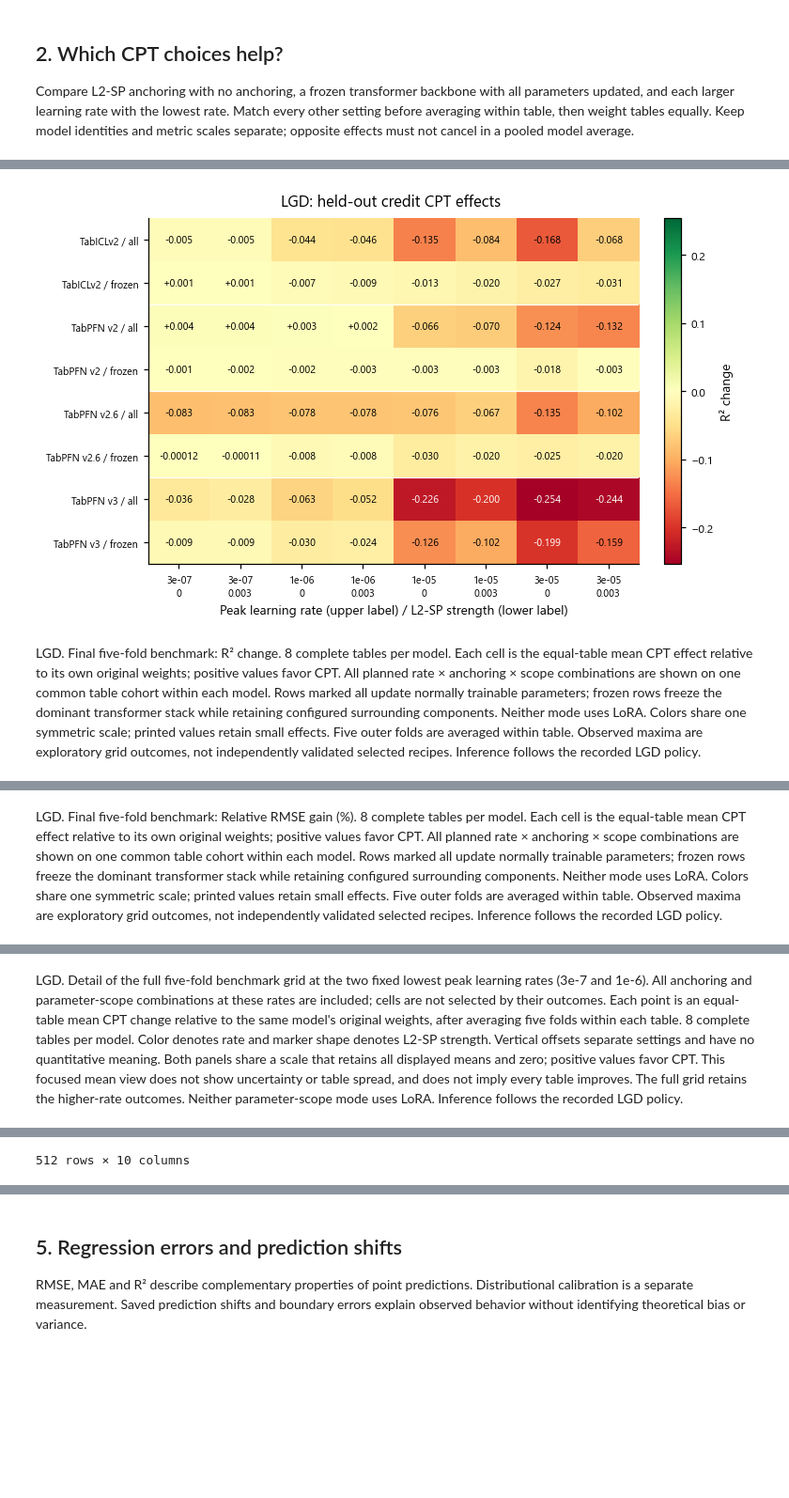
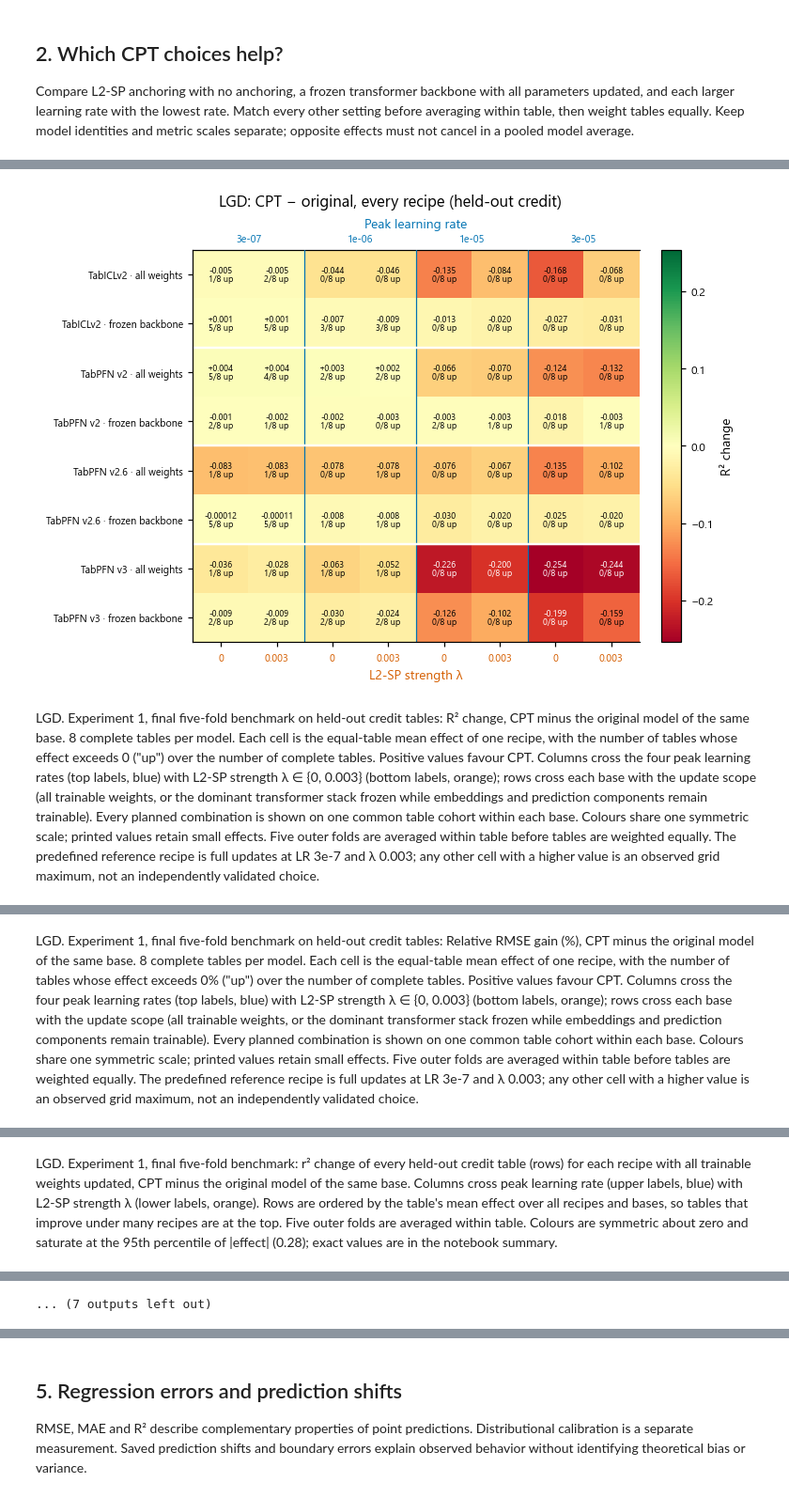
Before and after one commit to andreasgoethals/CreditPFN, a Jupyter notebook: notebooks/experiment1/04_results_lgd.ipynb, the cells around one changed output, grey strips where cells are left out. Shown at 94% size. Saved outputs shown, nothing was run; the diff lists cells and outputs as text; code cells hidden in the pictures; blank space fills up the shorter version.

```diff
--- a/notebooks/experiment1/04_results_lgd.ipynb
+++ b/notebooks/experiment1/04_results_lgd.ipynb
@@ -38,6 +39,7 @@ Each final comparison requires five finite, successful outer folds and paired or
 # %%
 run = cp.load_campaign(1, TRACK)
 grid = ce.benchmark_grid(run)
+effects = sy.table_effects(run, sy.PRIMARY[TRACK], experiment=1)
 report.table('Available evidence', pub.availability(run))
 report.add('1. Evidence and benchmark eligibility', cp.coverage_summary(run))
 # %% [output]
@@ -64,11 +66,14 @@ Average choice effects can hide interactions. Each matrix retains all learning-r
 # %%
 for metric in ('r2', 'rmse'):
     cp.show(sink, ce.plot_combinations(grid, TRACK, metric), track=TRACK)
+cp.show(sink, ce.plot_table_recipes(grid, TRACK, 'r2'), track=TRACK)
 cp.show(sink, ce.plot_conservative_recipes(grid, TRACK, 'r2'), track=TRACK)
 cp.show(sink, ce.plot_transfer_retention(grid, TRACK), track=TRACK)
+report.table('Every recipe: original and adapted scores, paired change and table/fold consistency', sy.summarize(effects))
+report.table('Predefined reference, observed best recipe and leave-one-table-out selection', sy.selection_check(effects))
 report.table('Non-credit effects for every complete recipe and metric', grid[grid.domain.eq('ood')] if not grid.empty else grid)
-report.table('Every recipe: mean, median, quartiles and positive table count', ce.recipe_summary(grid))
-report.add('3. Combinations, credit transfer and non-credit retention', 'All parameters means all normally trainable weights are updated. Backbone frozen means the dominant transformer stack is frozen while surrounding configured components remain trainable. Neither mode uses LoRA. Five folds are averaged within each table; tables receive equal weight. Non-credit retention is measured on a finite panel, not all possible domains. A high observed cell does not identify an unbiased test-selected winner.')
+report.table('Every recipe and metric: mean, median, quartiles and positive table count', ce.recipe_summary(grid))
+report.add('3. Every recipe against its original model', 'All weights means every normally trainable parameter is updated; frozen backbone means the dominant transformer stack is frozen while embeddings and prediction components remain trainable. Neither mode uses LoRA. Five folds are averaged within each table; tables receive equal weight. In the summary table, improved/negligible/worse use a ±' + str(sy.style.TIE_BAND[sy.PRIMARY[TRACK]]) + ' band on the native metric scale, and folds_improved counts outer folds with a positive paired change. The leave-one-table-out column chooses the recipe with the highest mean on the other tables and records its effect on the held-out table. Non-credit retention is measured on a four-table panel.')
 # %% [output]
-[figure, old version]
+[figure, new version]
-LGD. Final five-fold benchmark: R² change. 8 complete tables per model. Each cell is the equal-table mean CPT effect relative to its own original weights; positive values favor CPT. All planned rate × anchoring × scope combinations are shown on one common table cohort within each model. Rows marked all update normally trainable parameters; frozen rows freeze the dominant transformer stack while retaining configured surrounding components. Neither mode uses LoRA. Colors share one symmetric scale; printed values retain small effects. Five outer folds are averaged within table. Observed maxima are exploratory grid outcomes, not independently validated selected recipes. Inference follows the recorded LGD policy.
+LGD. Experiment 1, final five-fold benchmark on held-out credit tables: R² change, CPT minus the original model of the same base. 8 complete tables per model. Each cell is the equal-table mean effect of one recipe, with the number of tables whose effect exceeds 0 ("up") over the number of complete tables. Positive values favour CPT. Columns cross the four peak learning rates (top labels, blue) with L2-SP strength λ ∈ {0, 0.003} (bottom labels, orange); rows cross each base with the update scope (all trainable weights, or the dominant transformer stack frozen while embeddings and prediction components remain trainable). Every planned combination is shown on one common table cohort within each base. Colours share one symmetric scale; printed values retain small effects. Five outer folds are averaged within table before tables are weighted equally. The predefined reference recipe is full updates at LR 3e-7 and λ 0.003; any other cell with a higher value is an observed grid maximum, not an independently validated choice.
@@ -76 +81 @@ LGD. Final five-fold benchmark: R² change. 8 complete tables per model. Each ce
-LGD. Final five-fold benchmark: Relative RMSE gain (%). 8 complete tables per model. Each cell is the equal-table mean CPT effect relative to its own original weights; positive values favor CPT. All planned rate × anchoring × scope combinations are shown on one common table cohort within each model. Rows marked all update normally trainable parameters; frozen rows freeze the dominant transformer stack while retaining configured surrounding components. Neither mode uses LoRA. Colors share one symmetric scale; printed values retain small effects. Five outer folds are averaged within table. Observed maxima are exploratory grid outcomes, not independently validated selected recipes. Inference follows the recorded LGD policy.
+LGD. Experiment 1, final five-fold benchmark on held-out credit tables: Relative RMSE gain (%), CPT minus the original model of the same base. 8 complete tables per model. Each cell is the equal-table mean effect of one recipe, with the number of tables whose effect exceeds 0% ("up") over the number of complete tables. Positive values favour CPT. Columns cross the four peak learning rates (top labels, blue) with L2-SP strength λ ∈ {0, 0.003} (bottom labels, orange); rows cross each base with the update scope (all trainable weights, or the dominant transformer stack frozen while embeddings and prediction components remain trainable). Every planned combination is shown on one common table cohort within each base. Colours share one symmetric scale; printed values retain small effects. Five outer folds are averaged within table before tables are weighted equally. The predefined reference recipe is full updates at LR 3e-7 and λ 0.003; any other cell with a higher value is an observed grid maximum, not an independently validated choice.
@@ -78 +83 @@ LGD. Final five-fold benchmark: Relative RMSE gain (%). 8 complete tables per mo
-LGD. Detail of the full five-fold benchmark grid at the two fixed lowest peak learning rates (3e-7 and 1e-6). All anchoring and parameter-scope combinations at these rates are included; cells are not selected by their outcomes. Each point is an equal-table mean CPT change relative to the same model's original weights, after averaging five folds within each table. 8 complete tables per model. Color denotes rate and marker shape denotes L2-SP strength. Vertical offsets separate settings and have no quantitative meaning. Both panels share a scale that retains all displayed means and zero; positive values favor CPT. This focused mean view does not show uncertainty or table spread, and does not imply every table improves. The full grid retains the higher-rate outcomes. Neither parameter-scope mode uses LoRA. Inference follows the recorded LGD policy.
+LGD. Experiment 1, final five-fold benchmark: r² change of every held-out credit table (rows) for each recipe with all trainable weights updated, CPT minus the original model of the same base. Columns cross peak learning rate (upper labels, blue) with L2-SP strength λ (lower labels, orange). Rows are ordered by the table's mean effect over all recipes and bases, so tables that improve under many recipes are at the top. Five outer folds are averaged within table. Colours are symmetric about zero and saturate at the 95th percentile of |effect| (0.28); exact values are in the notebook summary.
@@ -93 +90 @@ LGD. Final five-fold benchmark effects relative to original weights, matched by
-512 rows × 10 columns
+... (7 outputs left out)
```
Also changed, not shown: parts of 9 cells of this notebook, 40 other files.
